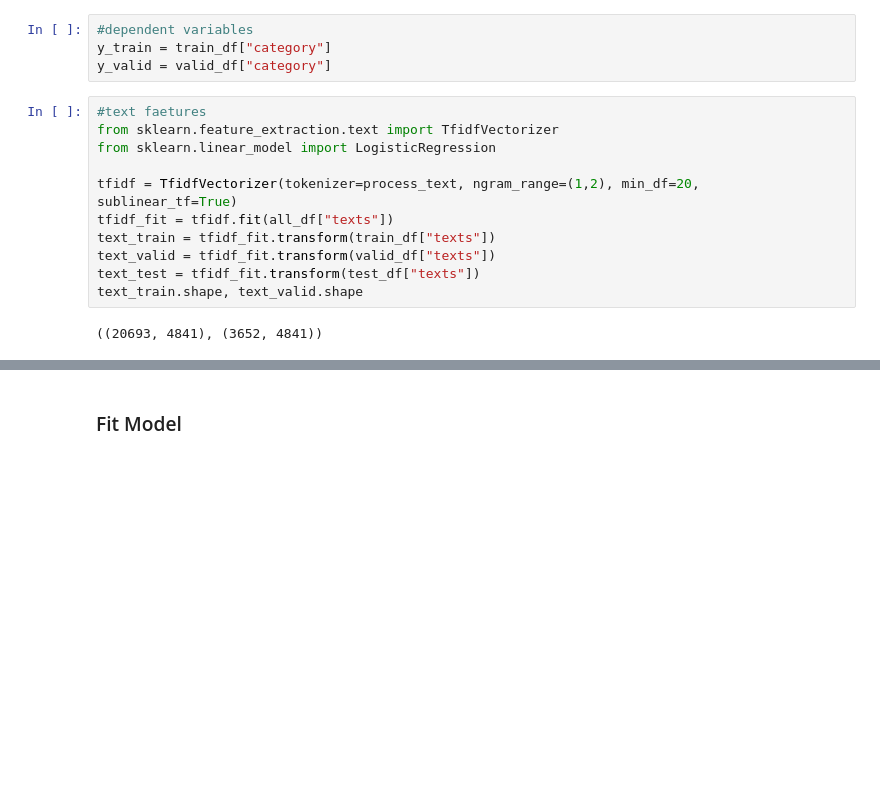
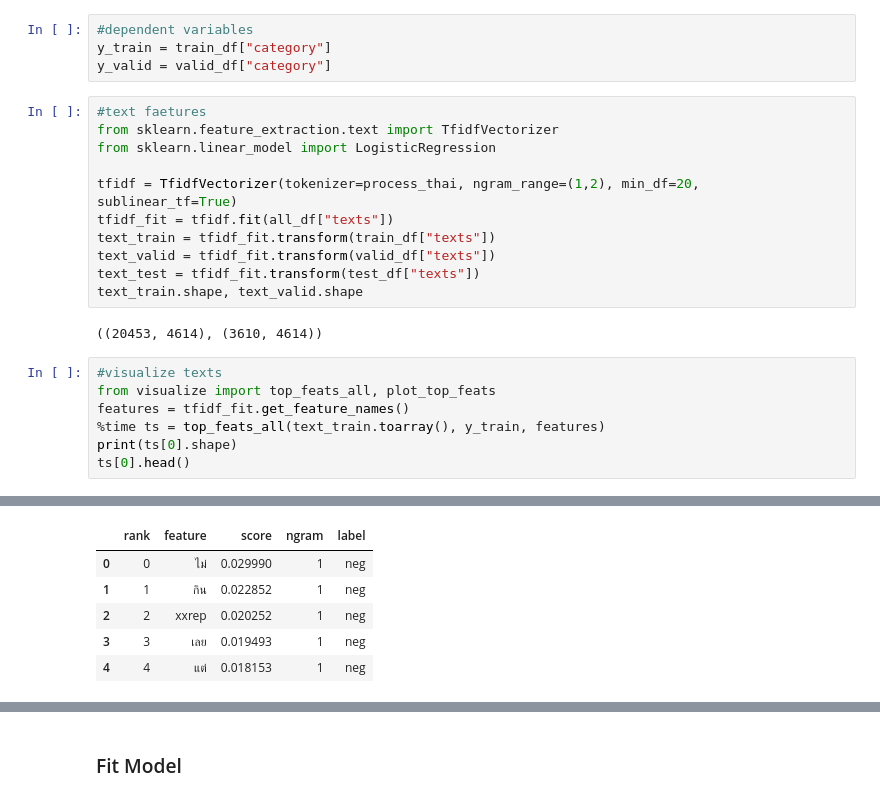
Before and after one commit to PyThaiNLP/tutorials, a Jupyter notebook: source/notebooks/sentiment_analysis.ipynb, the cells around one changed output, grey strips where cells are left out. Drawn from its saved outputs; the diff is of its cells as text; blank space fills up the shorter version.

```diff
--- a/source/notebooks/sentiment_analysis.ipynb
+++ b/source/notebooks/sentiment_analysis.ipynb
@@ -165,11 +168,19 @@ y_valid = valid_df["category"]
 from sklearn.feature_extraction.text import TfidfVectorizer
 from sklearn.linear_model import LogisticRegression
 
-tfidf = TfidfVectorizer(tokenizer=process_text, ngram_range=(1,2), min_df=20, sublinear_tf=True)
+tfidf = TfidfVectorizer(tokenizer=process_thai, ngram_range=(1,2), min_df=20, sublinear_tf=True)
 tfidf_fit = tfidf.fit(all_df["texts"])
 text_train = tfidf_fit.transform(train_df["texts"])
 text_valid = tfidf_fit.transform(valid_df["texts"])
 text_test = tfidf_fit.transform(test_df["texts"])
 text_train.shape, text_valid.shape
 # %% [output]
-((20693, 4841), (3652, 4841))
+((20453, 4614), (3610, 4614))
+# %%
+#visualize texts
+from visualize import top_feats_all, plot_top_feats
+features = tfidf_fit.get_feature_names()
+%time ts = top_feats_all(text_train.toarray(), y_train, features)
+print(ts[0].shape)
+ts[0].head()
+# %% [output]
@@ -175,0 +190,6 @@ text_train.shape, text_valid.shape
+|  | rank | feature | score | ngram | label |
+| 0 | 0 | ไม่ | 0.029990 | 1 | neg |
+| 1 | 1 | กิน | 0.022852 | 1 | neg |
+| 2 | 2 | xxrep | 0.020252 | 1 | neg |
+| 3 | 3 | เลย | 0.019493 | 1 | neg |
+| 4 | 4 | แต่ | 0.018153 | 1 | neg |
```
Also changed, not shown: parts of 27 cells of this notebook, 5 other files.
